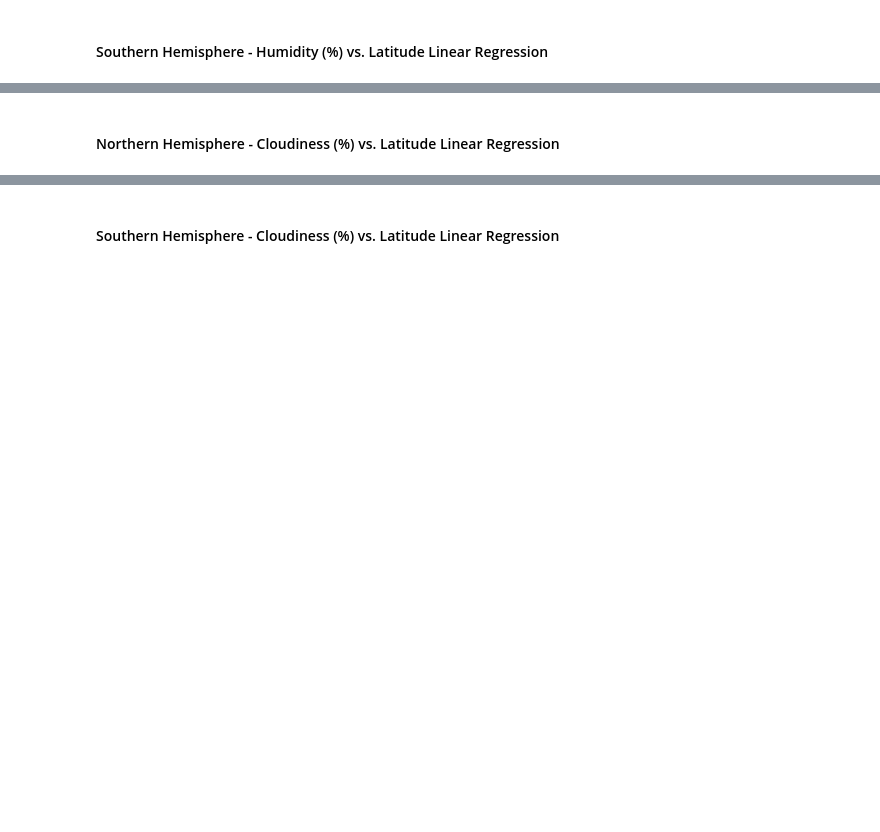
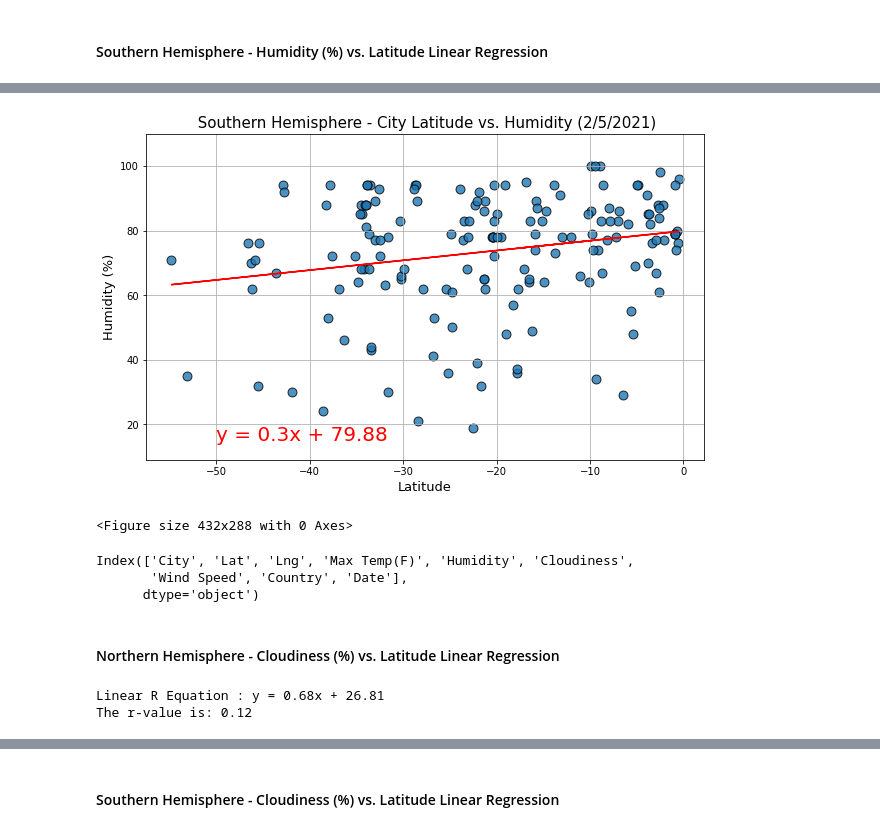
Before and after one commit to divya-gh/python-api-challenge, a Jupyter notebook: WeatherPy/WeatherPy.ipynb, the cells around one changed output, grey strips where cells are left out. Drawn from its saved outputs; the diff is of its cells as text; code cells hidden in the pictures; blank space fills up the shorter version.

```diff
--- a/WeatherPy/WeatherPy.ipynb
+++ b/WeatherPy/WeatherPy.ipynb
@@ -504,2 +533,60 @@ Index(['City', 'Lat', 'Lng', 'Max Temp(F)', 'Humidity', 'Cloudiness',
+# %%
+#plotting scatter Southern Hemisphere - Humidity (%) vs. Latitude with Linear Regression
+#Set Title and Label for the pLot
+title_SHumid = f" Southern Hemisphere - City Latitude vs. Humidity ({date})"
+ylabel_SHumid = "Humidity (%)"
+
+#Set ylim minimum
+ymin_SHumid = 10
+ymax_SHumid = 10
+
+#set annotation limit
+lmin_SHumid =-50
+lmax_SHumid =-85
+
+#Call the function for plotting
+scatterplot_S_Humid =  LR_Scatterplot(x_axis_SH_Humid,
+                                      y_axis_SH_humid ,
+                                      regress_values_S_Humid,
+                                      line_eq_S_Humid,
+                                      title_SHumid,
+                                      ylabel_SHumid,
+                                      ymin_SHumid, ymax_SHumid,
+                                      lmin_SHumid , lmax_SHumid )
+# %% [output]
+[figure, added]
+<Figure size 432x288 with 0 Axes>
+# %%
+#Scatter plot with LR equation
+def LR_Scatterplot(x, y, reg_value,line_eq, title, ylabel, ymin, ymax, lmin, lmax):
+    plt.figure(figsize=(10,6))
+    plt.scatter(x,y , alpha=.8, s=80, edgecolor="black")
+    plt.plot(x,reg_value,"r-")
+    plt.annotate(line_eq,(lmin,max(y)+lmax),fontsize=20,color="red")
+    plt.grid()
+    plt.title(title, fontsize = 15)
+    plt.ylim(min(y) -ymin, max(y) +ymax)
+    plt.xlabel("Latitude" , fontsize = 13)
+    plt.ylabel(ylabel , fontsize = 13)
+    plt.show()
+    plt.tight_layout()
+# %% [output]
+Index(['City', 'Lat', 'Lng', 'Max Temp(F)', 'Humidity', 'Cloudiness',
+       'Wind Speed', 'Country', 'Date'],
+      dtype='object')
 # %% [markdown]
 ####  Northern Hemisphere - Cloudiness (%) vs. Latitude Linear Regression
+# %%
+# Find X_Axis and Y_Axis values
+x_axis_NH_cloud = Northern_hemisphere_df['Lat']
+y_axis_NH_cloud = Northern_hemisphere_df['Cloudiness']
+
+#Call function to calculate Line equation and R vlaue
+rvalue_N_cloud , line_eq_N_cloud, regress_values_N_cloud= linarequation(x_axis_NH_cloud,y_axis_NH_cloud)
+
+#Print values to display
+print(f'Linear R Equation : {line_eq_N_cloud}')
+print(f"The r-value is: {round(rvalue_N_cloud**2,2)}")
+# %% [output]
+Linear R Equation : y = 0.68x + 26.81
+The r-value is: 0.12
```
Also changed, not shown: parts of 11 cells of this notebook.
